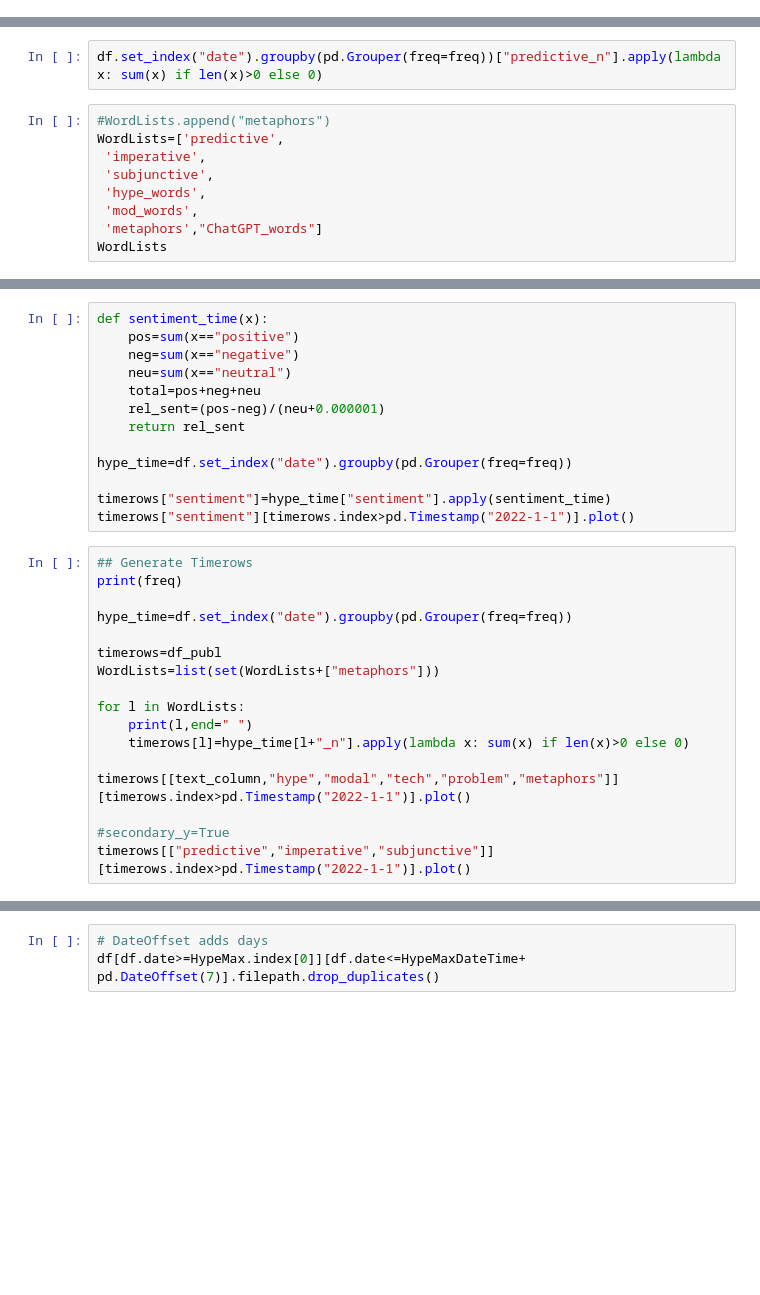
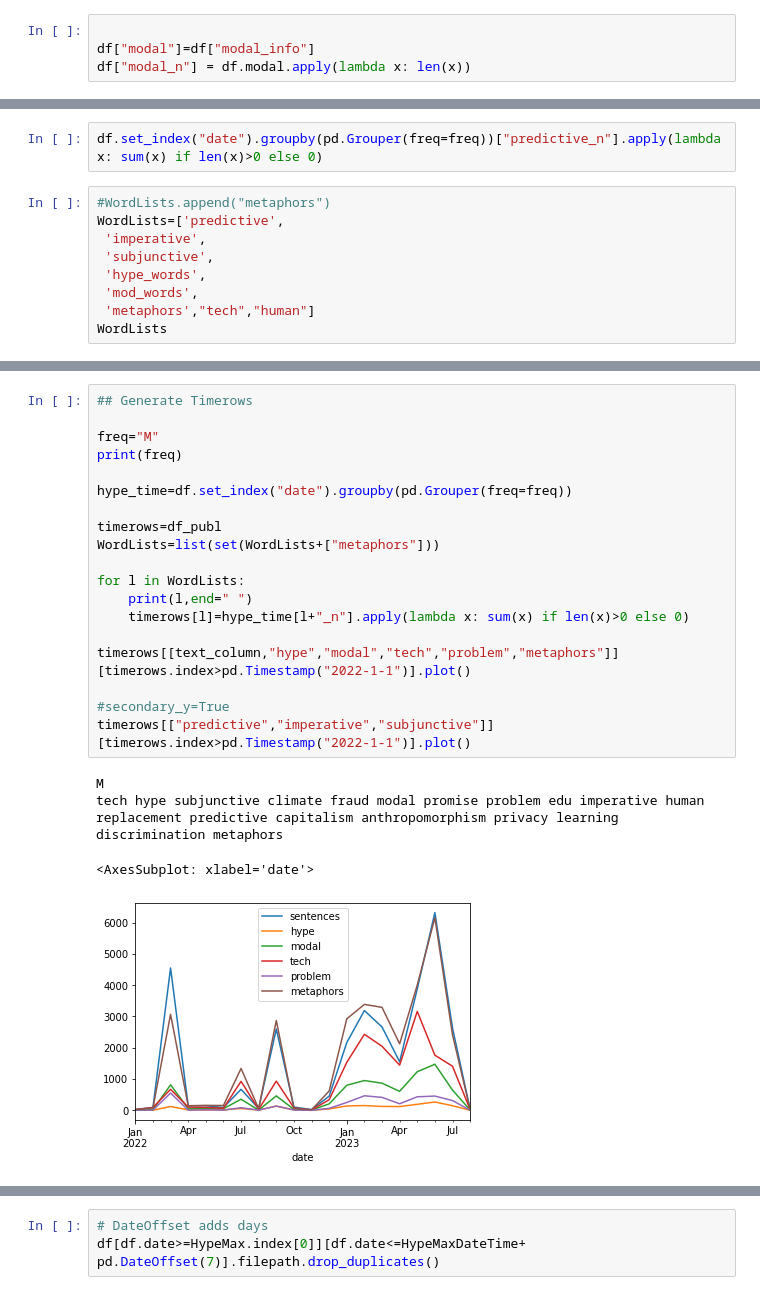
Before and after one commit to Klapperhorn/Zotero_HTML_annotation, a Jupyter notebook: file_analysis.ipynb, the cells around one changed output, grey strips where cells are left out. Cells and saved outputs as stored; diff of their text form; blank space fills up the shorter version.

```diff
--- a/file_analysis.ipynb
+++ b/file_analysis.ipynb
@@ -34,0 +82,4 @@ df.head(4)
+# %%
+
+df["modal"]=df["modal_info"]
+df["modal_n"] = df.modal.apply(lambda x: len(x))
@@ -389,5 +507,5 @@ WordLists=['predictive',
  'subjunctive',
  'hype_words',
  'mod_words',
- 'metaphors',"ChatGPT_words"]
+ 'metaphors',"tech","human"]
 WordLists
@@ -394,30 +521,24 @@ WordLists
-# %%
-def sentiment_time(x):
-    pos=sum(x=="positive")
-    neg=sum(x=="negative")
-    neu=sum(x=="neutral")
-    total=pos+neg+neu
-    rel_sent=(pos-neg)/(neu+0.000001)
-    return rel_sent
-
-hype_time=df.set_index("date").groupby(pd.Grouper(freq=freq))
-
-timerows["sentiment"]=hype_time["sentiment"].apply(sentiment_time)
-timerows["sentiment"][timerows.index>pd.Timestamp("2022-1-1")].plot()
 # %%
 ## Generate Timerows
+
+freq="M"
 print(freq)
 
 hype_time=df.set_index("date").groupby(pd.Grouper(freq=freq))
 
 timerows=df_publ
 WordLists=list(set(WordLists+["metaphors"]))
 
 for l in WordLists:
     print(l,end=" ")
     timerows[l]=hype_time[l+"_n"].apply(lambda x: sum(x) if len(x)>0 else 0)
 
 timerows[[text_column,"hype","modal","tech","problem","metaphors"]][timerows.index>pd.Timestamp("2022-1-1")].plot()
 
 #secondary_y=True
 timerows[["predictive","imperative","subjunctive"]][timerows.index>pd.Timestamp("2022-1-1")].plot()
+# %% [output]
+M
+tech hype subjunctive climate fraud modal promise problem edu imperative human replacement predictive capitalism anthropomorphism privacy learning discrimination metaphors
+<AxesSubplot: xlabel='date'>
+[figure, added]
```
Also changed, not shown: parts of 46 cells of this notebook.
